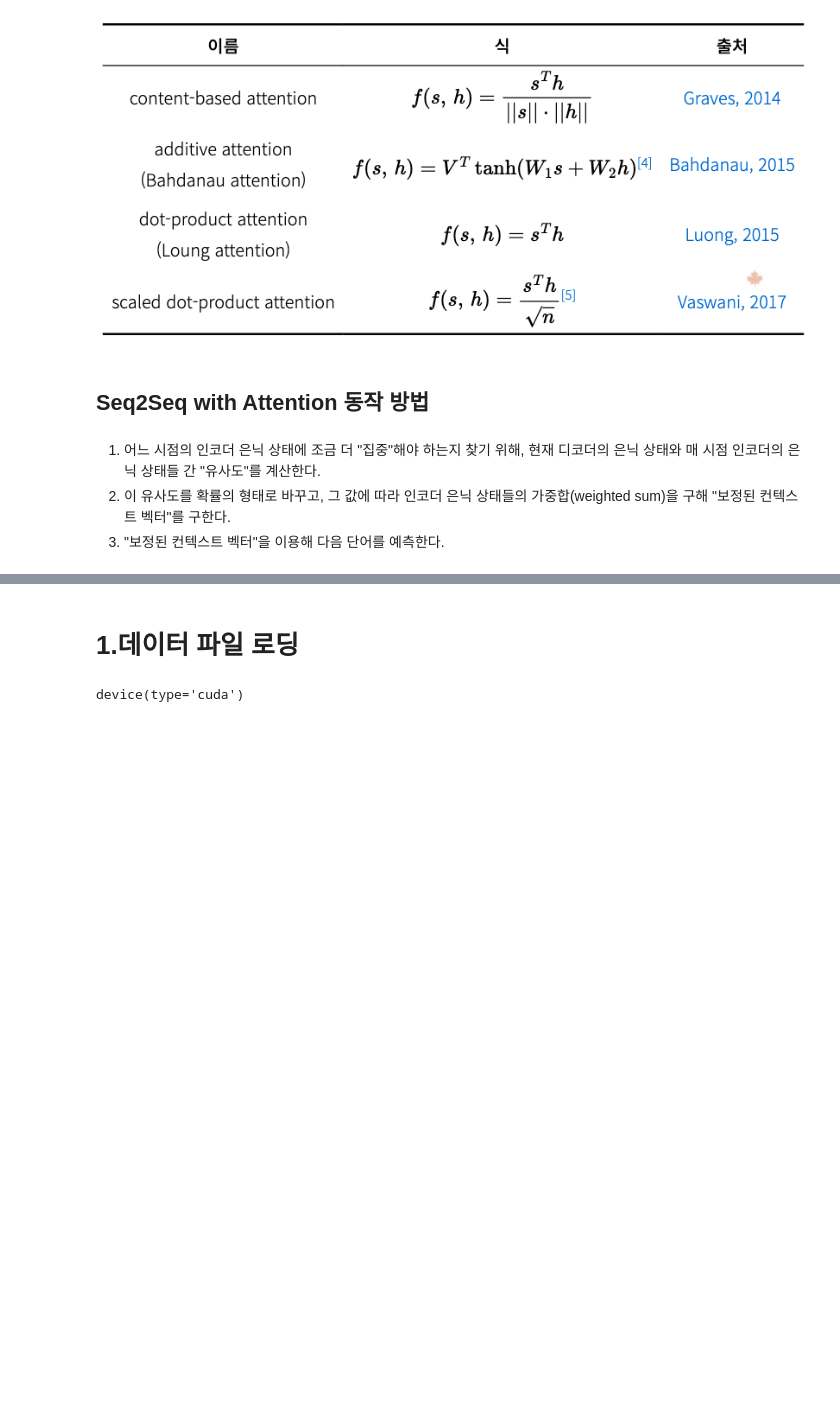
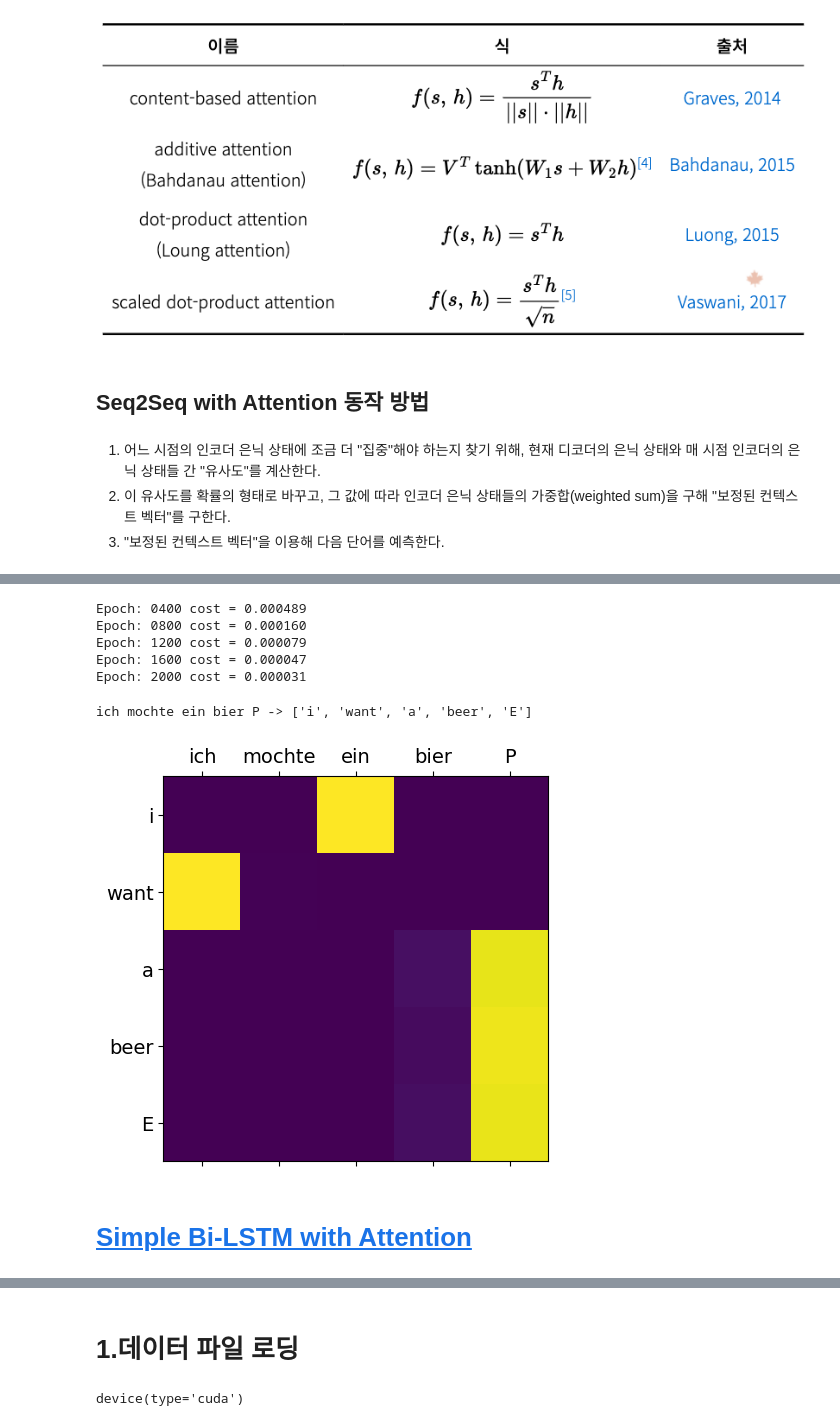
Before and after one commit to parking-place/PlayData_v2, a Jupyter notebook: 06. deep learning/3. NLP Pytorch/6-2.Seq2Seq and Attention.ipynb, the cells around one changed output, grey strips where cells are left out. Cells and saved outputs as stored; diff of their text form; code cells hidden in the pictures; blank space fills up the shorter version.

```diff
--- a/06. deep learning/3. NLP Pytorch/6-2.Seq2Seq and Attention.ipynb
+++ b/06. deep learning/3. NLP Pytorch/6-2.Seq2Seq and Attention.ipynb
@@ -66,0 +86,8 @@ query와 key 사이의 유사도를 구하는 함수를 스코어 함수라고
+# %%
+def make_batch():
+    input_batch = [np.eye(n_class)[[word_dict[n] for n in sentences[0].split()]]]
+    output_batch = [np.eye(n_class)[[word_dict[n] for n in sentences[1].split()]]]
+    target_batch = [[word_dict[n] for n in sentences[2].split()]]
+
+    # make tensor
+    return torch.FloatTensor(input_batch), torch.FloatTensor(output_batch), torch.LongTensor(target_batch)
@@ -66,0 +147,49 @@ query와 key 사이의 유사도를 구하는 함수를 스코어 함수라고
+# %%
+# hidden : [num_layers(=1) * num_directions(=1), batch_size, n_hidden]
+hidden = torch.zeros(1, 1, n_hidden)
+
+model = Attention()
+criterion = nn.CrossEntropyLoss()
+optimizer = torch.optim.Adam(model.parameters(), lr=0.001)
+
+input_batch, output_batch, target_batch = make_batch()
+
+# Train
+for epoch in range(2000):
+
+    output, _ = model(input_batch, hidden, output_batch)
+
+    loss = criterion(output, target_batch.squeeze(0))
+    if (epoch + 1) % 400 == 0:
+        print('Epoch:', '%04d' % (epoch + 1), 'cost =', '{:.6f}'.format(loss))
+
+    optimizer.zero_grad()
+    loss.backward()
+    optimizer.step()
+# %% [output]
+Epoch: 0400 cost = 0.000489
+Epoch: 0800 cost = 0.000160
+Epoch: 1200 cost = 0.000079
+Epoch: 1600 cost = 0.000047
+Epoch: 2000 cost = 0.000031
+# %%
+# Test
+test_batch = [np.eye(n_class)[[word_dict[n] for n in 'SPPPP']]]
+test_batch = torch.FloatTensor(test_batch)
+predict, trained_attn = model(input_batch, hidden, test_batch)
+predict = predict.data.max(1, keepdim=True)[1]
+print(sentences[0], '->', [number_dict[n.item()] for n in predict.squeeze()])
+# %% [output]
+ich mochte ein bier P -> ['i', 'want', 'a', 'beer', 'E']
+# %%
+# Show Attention
+fig = plt.figure(figsize=(5, 5))
+ax = fig.add_subplot(1, 1, 1)
+ax.matshow(trained_attn, cmap='viridis')
+ax.set_xticklabels([''] + sentences[0].split(), fontdict={'fontsize': 14})
+ax.set_yticklabels([''] + sentences[2].split(), fontdict={'fontsize': 14})
+plt.show()
+# %% [output]
+[figure, added]
+# %% [markdown]
+# [Simple Bi-LSTM with Attention](https://github.com/graykode/nlp-tutorial/blob/master/4-3.Bi-LSTM(Attention)/Bi-LSTM(Attention).py)
```
Also changed, not shown: parts of 10 cells of this notebook, 17 other files.
